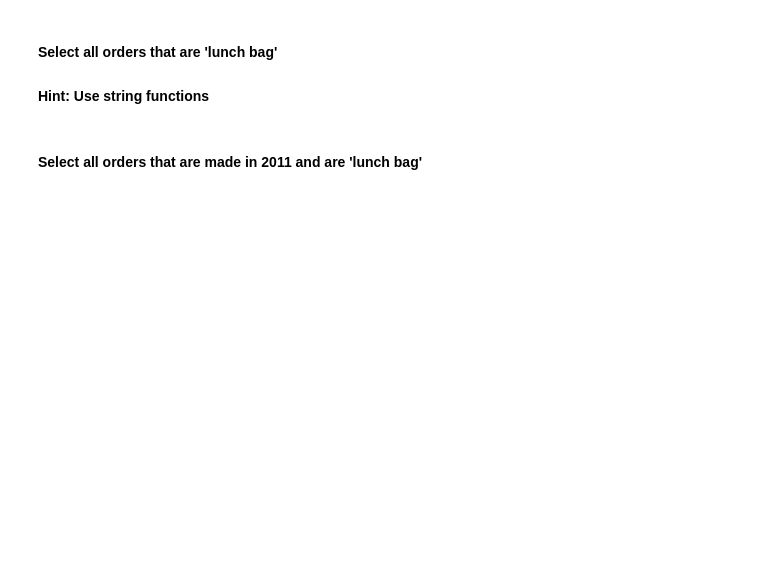
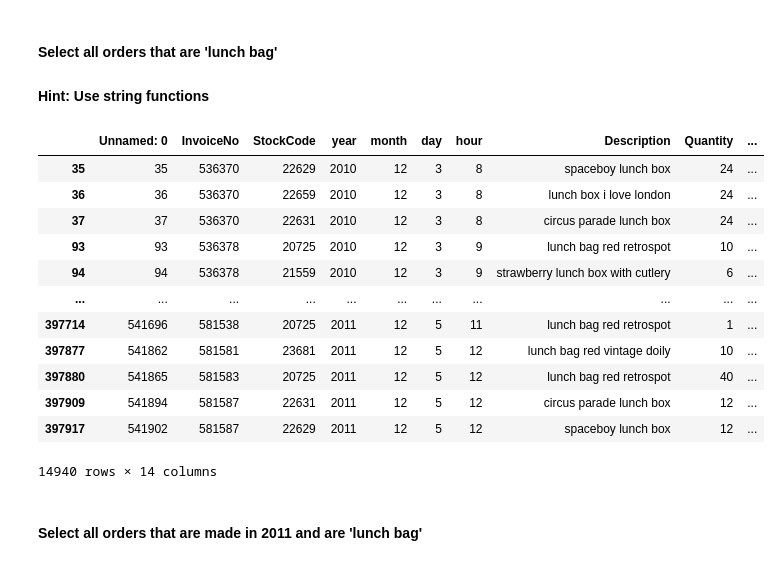
Before and after one commit to Ironhack-Part-Time-Enero2022/lab-descriptive-stats, a Jupyter notebook: your-code/main.ipynb, the cells around one changed output. Drawn from its saved outputs; the diff is of its cells as text; code cells hidden in the pictures; blank space fills up the shorter version.

```diff
--- a/your-code/main.ipynb
+++ b/your-code/main.ipynb
@@ -386,2 +424,21 @@ el documento tiene unas 557.000 rows
+# %%
+df= orders.copy()
+df = df.loc[df.iloc[:,7].str.contains(r'(lunch)')]
+
+df
+# %% [output]
+|  | Unnamed: 0 | InvoiceNo | StockCode | year | month | day | hour | Description | Quantity | ... |
+| 35 | 35 | 536370 | 22629 | 2010 | 12 | 3 | 8 | spaceboy lunch box | 24 | ... |
+| 36 | 36 | 536370 | 22659 | 2010 | 12 | 3 | 8 | lunch box i love london | 24 | ... |
+| 37 | 37 | 536370 | 22631 | 2010 | 12 | 3 | 8 | circus parade lunch box | 24 | ... |
+| 93 | 93 | 536378 | 20725 | 2010 | 12 | 3 | 9 | lunch bag red retrospot | 10 | ... |
+| 94 | 94 | 536378 | 21559 | 2010 | 12 | 3 | 9 | strawberry lunch box with cutlery | 6 | ... |
+| ... | ... | ... | ... | ... | ... | ... | ... | ... | ... | ... |
+| 397714 | 541696 | 581538 | 20725 | 2011 | 12 | 5 | 11 | lunch bag red retrospot | 1 | ... |
+| 397877 | 541862 | 581581 | 23681 | 2011 | 12 | 5 | 12 | lunch bag red vintage doily | 10 | ... |
+| 397880 | 541865 | 581583 | 20725 | 2011 | 12 | 5 | 12 | lunch bag red retrospot | 40 | ... |
+| 397909 | 541894 | 581587 | 22631 | 2011 | 12 | 5 | 12 | circus parade lunch box | 12 | ... |
+| 397917 | 541902 | 581587 | 22629 | 2011 | 12 | 5 | 12 | spaceboy lunch box | 12 | ... |
+14940 rows × 14 columns
 # %% [markdown]
 #### Select all orders that are made in 2011 and are 'lunch bag'
```
Also changed, not shown: parts of 32 cells of this notebook.
